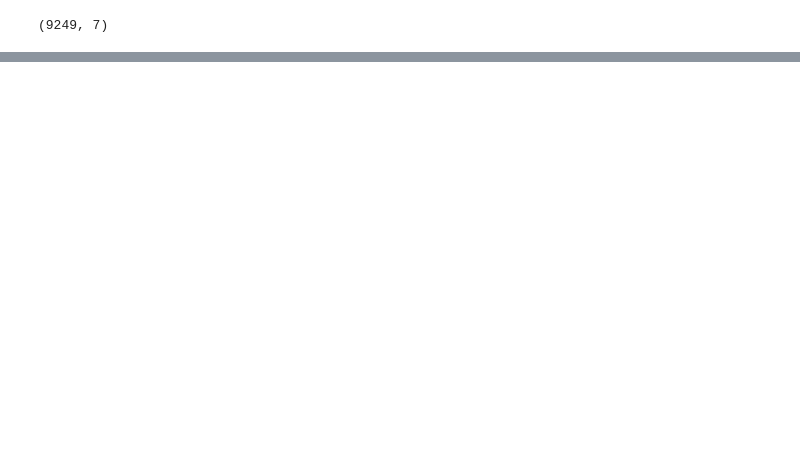
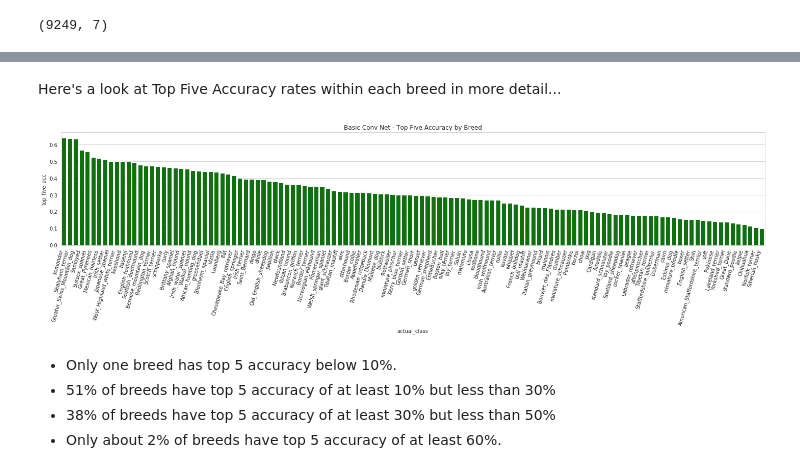
Before and after one commit to ZombieSocrates/ml-udacity-capstone, a Jupyter notebook: 2-CNN_From_Scratch.ipynb, the cells around one changed output, grey strips where cells are left out. Cells and saved outputs as stored; diff of their text form; code cells hidden in the pictures; blank space fills up the shorter version.

```diff
--- a/2-CNN_From_Scratch.ipynb
+++ b/2-CNN_From_Scratch.ipynb
@@ -500,0 +488,27 @@ test_df.top_five_acc.sum() / len(test_df)
+# %% [markdown]
+Here's a look at Top Five Accuracy rates within each breed in more detail...
+# %%
+fig, ax = plt.subplots(figsize = (20,6))
+sns.set_style("whitegrid")
+order = acc_by_breed["top_five_acc"].sort_values(ascending = False).index.tolist()
+acc_plot = sns.barplot(x = "actual_class",
+            y = "top_five_acc",
+            order = order,
+            color = "green",
+            ci = None,
+            ax = ax,
+            n_boot = None,
+            data = test_df)
+acc_plot.set_xticklabels(acc_plot.get_xticklabels(),
+                         rotation = 75,
+                         ha= 'right'
+                        )
+plt.title("Basic Conv Net - Top Five Accuracy by Breed")
+plt.tight_layout()
+# %% [output]
+[figure, added]
+# %% [markdown]
+- Only one breed has top 5 accuracy below 10%.
+- 51% of breeds have top 5 accuracy of at least 10% but less than 30%
+- 38% of breeds have top 5 accuracy of at least 30% but less than 50%
+- Only about 2% of breeds have top 5 accuracy of at least 60%.
```
Also changed, not shown: parts of 105 cells of this notebook.
